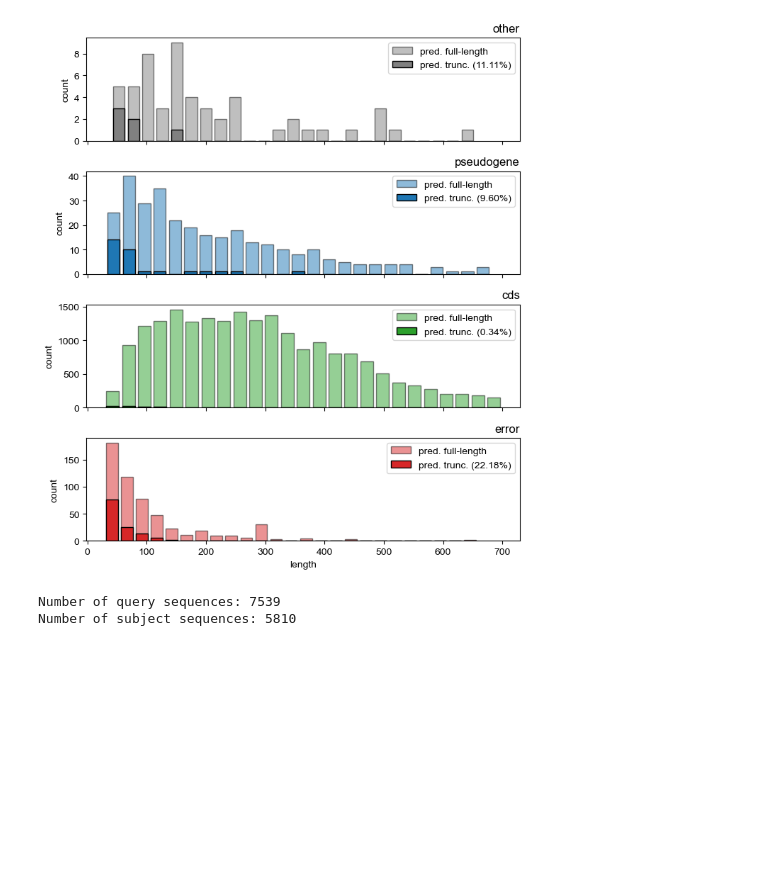
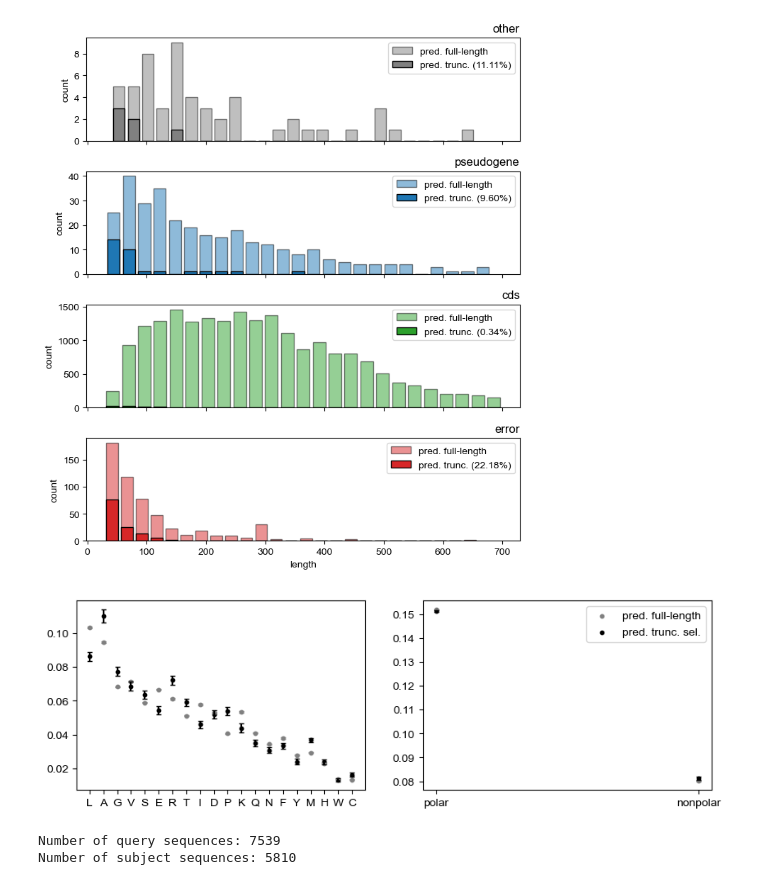
Before and after one commit to pipparichter/selenobot, a Jupyter notebook: notebooks/model-orgs-2c.ipynb, the cells around one changed output. Cells and saved outputs as stored; diff of their text form; code cells hidden in the pictures; blank space fills up the shorter version.

```diff
--- a/notebooks/model-orgs-2c.ipynb
+++ b/notebooks/model-orgs-2c.ipynb
@@ -129,12 +97,13 @@ def load_organisms_df(labels:list=None, remove_partial:bool=True, max_seq_length
 
     df = df.merge(pred_df, left_index=True, right_index=True, how='left')
 
-    return apply_gtdb_dtypes(df)
+    return df
 
 
 def load_organisms_embs(feature_type:str, **kwargs):
-
     embs_df = []
     for organism in organisms:
-        dataset = Dataset.from_hdf(f'../data/model_organisms/gtdb_{str(organism)}.h5', key=feature_type, **kwargs)
-        embs_df.append(dataset.
+        dataset = Dataset.from_hdf(f'../data/model_organisms/gtdb_{str(organism)}.h5', feature_type=feature_type, **kwargs)
+        embs_df.append(dataset.to_df(add_metadata=False))
+    embs_df = pd.concat(embs_df)
+    return embs_df
@@ -283,38 +254,61 @@ plt.show()
 [figure]
 # %%
 # First going to take a look at the spurious short sequences... what causes them to be flagged?
-# org_err_df = load_organisms_df(labels=['error', 'error (intergenic)'], max_seq_length=200)
-# org_cds_df = load_organisms_df(labels=['cds'], max_seq_length=200)
+org_df = load_organisms_df(max_seq_length=200)
+# Differences in GC content could signal differences in amino acid composition?
+amino_acids = list('LAGVSERTIDPKQNFYMHWC')
+bases = list('ACTG')
+
+# From https://www.ncbi.nlm.nih.gov/Taxonomy/Utils/wprintgc.cgi?chapter=cgencodes#SG1
+code_map = {'T':list('FFLLSSSSYY**CC*W'), 'C':list('LLLLPPPPHHQQRRRR'), 'A':list('IIIMTTTTNNKKSSRR'), 'G':list('VVVVAAAADDEEGGGG')}
+# From https://www.imgt.org/IMGTeducation/Aide-memoire/_UK/aminoacids/IMGTclasses.html
+chem_map = {'alipathic':list('AGILPV'), 'aromatic':list('FWY'), 'sulfur':list('CX'), 'hydroxyl':list('ST'), 'basic':list('RHK'), 'acidic':list('DE'), 'amine':list('NQ')}
+charge_map = {'positive':list('RHK'), 'negative':list('DE'), 'uncharged':list('ANCQGILMFPSTWYV')}
+polar_map = {'polar':list('RNDQEHKSTY'), 'nonpolar':list('ACGILMFPWV')}
 
 
-# # Maybe has to do with GC content?
-# fig, axes = plt.subplots(ncols=2, figsize=(10, 3))
+def apply_map(seq:str, map_=dict):
+    inv_map = dict()
+    for key, vals in map_.items(): # Invert the map for substitution.
+        inv_map.update({val:key for val in vals})
+    for a, b in inv_map.items():
+        seq = seq.replace(a, b)
+    return seq
 
-# for ax, df in zip(axes, [org_cds_df, org_err_df]):
-#     hists = [df_.gc_content for _, df_ in df.groupby(pred_col)]
-#     ax.hist(hists, density=True, color=['gray', 'black'], edgecolor='black', lw=0.7)
-#     ax.legend(['full-length', 'trunc. sel.'])
-#     ax.set_xticks(np.linspace(org_err_df.gc_content.min(), org_err_df.gc_content.max(), 8))
-# plt.show()
-# Differences in GC content could signal differences in amino acid composition?
-# amino_acids = list('LAGVSERTIDPKQNFYMHWC')
-# x = np.arange(len(amino_acids))
+x = np.arange(len(amino_acids))
 
-# fig, axes = plt.subplots(ncols=2, figsize=(10, 3))
+fig, axes = plt.subplots(ncols=2, figsize=(10, 3))
 
-# kwargs = {'capsize':2, 'fmt':'none'}
-# color_map[0] = 'gray'
-# color_map[1] = 'black'
+kwargs = {'capsize':2, 'fmt':'none'}
+color_map[0] = 'gray'
+color_map[1] = 'black'
 
-# for ax, df in zip(axes, [org_cds_df, org_err_df]):
+ax = axes[0]
+for pred, df_ in org_df.groupby(pred_col):
+    comps_df = pd.DataFrame([{aa:seq.count(aa) / len(seq) for aa in amino_acids} for seq in df_.seq])
+    ax.errorbar(x, comps_df.mean(axis=0), yerr=comps_df.std(axis=0) / np.sqrt(len(comps_df)), c=color_map[pred], **kwargs)
+    ax.scatter(x, comps_df.mean(axis=0), c=color_map[pred], s=10)
+ax.set_xticks(x, labels=amino_acids)
 
-#     for pred, df_ in df.groupby(pred_col):
-#         aa_comps_df = pd.DataFrame([{aa:seq.count(aa) / len(seq) for aa in amino_acids} for seq in df_.seq])
-#         ax.errorbar(x, aa_comps_df.mean(axis=0), yerr=aa_comps_df.std(axis=0) / np.sqrt(len(aa_comps_df)), c=color_map[pred], **kwargs)
-#         ax.scatter(x, aa_comps_df.mean(axis=0), c=color_map[pred], s=10)
-#     ax.set_xticks(x, labels=amino_acids)
+ax = axes[1]
 
-# plt.show()
+map_  = polar_map
+cats = list(map_.keys())
+x = np.arange(len(map_))
+
+for pred, df_ in org_df.groupby(pred_col):
+    seqs = [apply_map(seq, map_) for seq in df_.seq]
+    comps_df = pd.DataFrame([{cat:seq.count(cat) / len(seq) for cat in cats} for seq in seqs])
+    ax.errorbar(x, comps_df.mean(axis=0), yerr=comps_df.std(axis=0) / np.sqrt(len(comps_df)), c=color_map[pred], **kwargs)
+    ax.scatter(x, comps_df.mean(axis=0), c=color_map[pred], s=10)
+ax.set_xticks(x, labels=cats)
+
+
+ax.legend(['pred. full-length', 'pred. trunc. sel.'])
+
+plt.show()
+# %% [output]
+[figure, added]
 # %%
 # Another thing to try is to BLAST align the positive predictions with the truncated selenoproteins.
 
```
Also changed, not shown: parts of 11 cells of this notebook, 4 other files.
